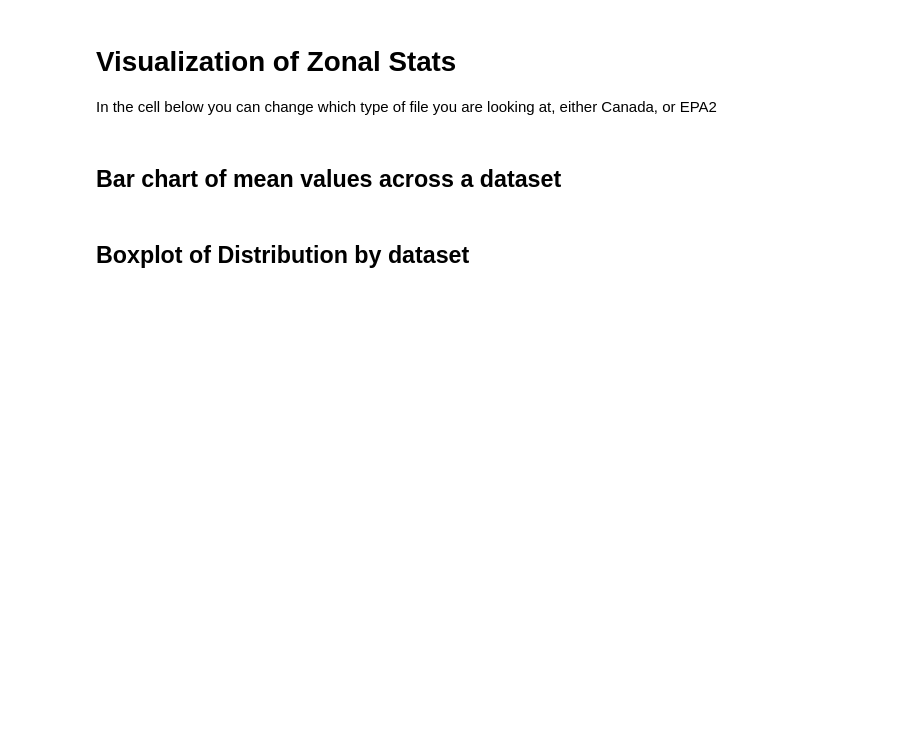
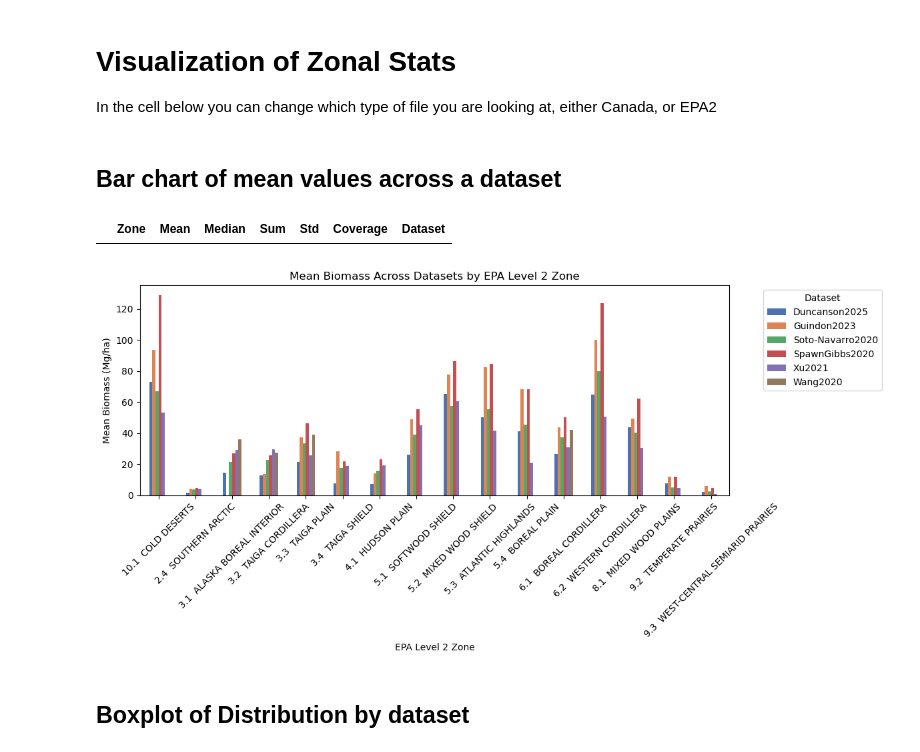
Before and after one commit to KirstenBauck/ABoVE, a Jupyter notebook: jupyter_notebooks/Create_Stats_Graphs.ipynb, the cells around one changed output. Saved outputs shown, nothing was run; the diff lists cells and outputs as text; code cells hidden in the pictures; blank space fills up the shorter version.

```diff
--- a/jupyter_notebooks/Create_Stats_Graphs.ipynb
+++ b/jupyter_notebooks/Create_Stats_Graphs.ipynb
@@ -2,12 +2,12 @@
 # User Input
 # %%
 # Directory to zonal_stats files run from `submit_zonal_stats.sh`
+#directory_canada = "/home/khb47/ABoVE/scripts/zonal_stats/zonal_stats_Canada_*.txt"
 directory_canada = "/home/khb47/ABoVE/scripts/zonal_stats/zonal_stats_Canada_*.txt"
-directory_epa2_above = "/home/khb47/ABoVE/scripts/zonal_stats/zonal_stats_EPA2_*ABoVE*.txt"
-directory_epa2_canada = "/home/khb47/ABoVE/scripts/zonal_stats/zonal_stats_EPA2_*Canada*.txt"
+directory_epa2 = "/home/khb47/ABoVE/scripts/zonal_stats/zonal_stats_EPA2_*.txt"""
 
 # Stats one wants to visualize:
-visualize = 'EPA2' # Can be Canada or EPA2
+visualize = 'Canada' # Can be Canada or EPA2
 # %% [markdown]
 # Code used to get correct ecoregions
 # %% [raw]
@@ -81,22 +119,29 @@ epa2.head()
 In the cell below you can change which type of file you are looking at, either Canada, or EPA2
 # %%
 # Change these depending on the region you want
+visualize = 'EPA2'
+
 if visualize == 'Canada':
-    df = canada_alaska.copy()
-    excluded_zones = ['AK', 'NT', 'NU']
-    df = df[~df['Zone'].isin(excluded_zones)]
+    df = canada_alaska[canada_alaska['Coverage'] >= 0.50].copy()
     shapefile = canada_gdf.copy()
     key = 'postal'
 elif visualize == 'EPA2':
-    df = epa2.copy()
+    df = epa2[epa2['Coverage'] >= 0.50].copy()
     shapefile = epa_gdf.copy()
     key = 'NA_L2KEY'
 # %% [markdown]
 ## Bar chart of mean values across a dataset
+# %%
+df[df["Dataset"] == "Duncanson2025"]
+# %% [output]
+|  | Zone | Mean | Median | Sum | Std | Coverage | Dataset |
 # %%
 # Set a consistent order and color palette
-dataset_order = ['Duncanson2023', 'Guindon2023', 'Soto-Navarro2020', 'SpawnGibbs2020', 'Xu2021']  # Adjust to match actual dataset names
-palette = sns.color_palette('mako', n_colors=len(dataset_order))
+# Need to put Duncanson back in
+dataset_order = ['Duncanson2025','Guindon2023', 'Soto-Navarro2020', 'SpawnGibbs2020', 'Xu2021', 'Wang2020']
+#dataset_order = ['Duncanson2025','Guindon2023', 'Soto-Navarro2020', 'SpawnGibbs2020', 'Xu2021']
+# Originally had palette as tab10
+palette = sns.color_palette('deep', n_colors=len(dataset_order))
 
 df['Dataset'] = pd.Categorical(df['Dataset'], categories=dataset_order, ordered=True)
 
@@ -105,15 +150,21 @@ grouped_mean = df.groupby(['Zone', 'Dataset'], observed=False)['Mean'].mean().un
 # %%
 # Convert 'Mean' to numeric
 df['Mean'] = pd.to_numeric(df['Mean'], errors='coerce')
 
 # Group by Zone and Dataset, then plot the mean values
 grouped_mean.plot(kind='bar', figsize=(12, 6), color=palette)
-plt.title('Mean Biomass Across Datasets by Zone')
-plt.xlabel('Zone')
-plt.ylabel('Mean Biomass')
+if visualize == 'Canada':
+    plt.title('Mean Biomass Across Datasets by Canadian Province')
+    plt.xlabel('Canadian Province')
+else:
+    plt.title('Mean Biomass Across Datasets by EPA Level 2 Zone')
+    plt.xlabel('EPA Level 2 Zone')
+plt.ylabel('Mean Biomass (Mg/ha)')
 plt.legend(title='Dataset', bbox_to_anchor=(1.05, 1), loc='upper left')
 plt.xticks(rotation=45)
 plt.tight_layout()
 plt.show()
+# %% [output]
+[figure, added]
 # %% [markdown]
 ## Boxplot of Distribution by dataset
```
Also changed, not shown: parts of 11 cells of this notebook, 30 other files.
